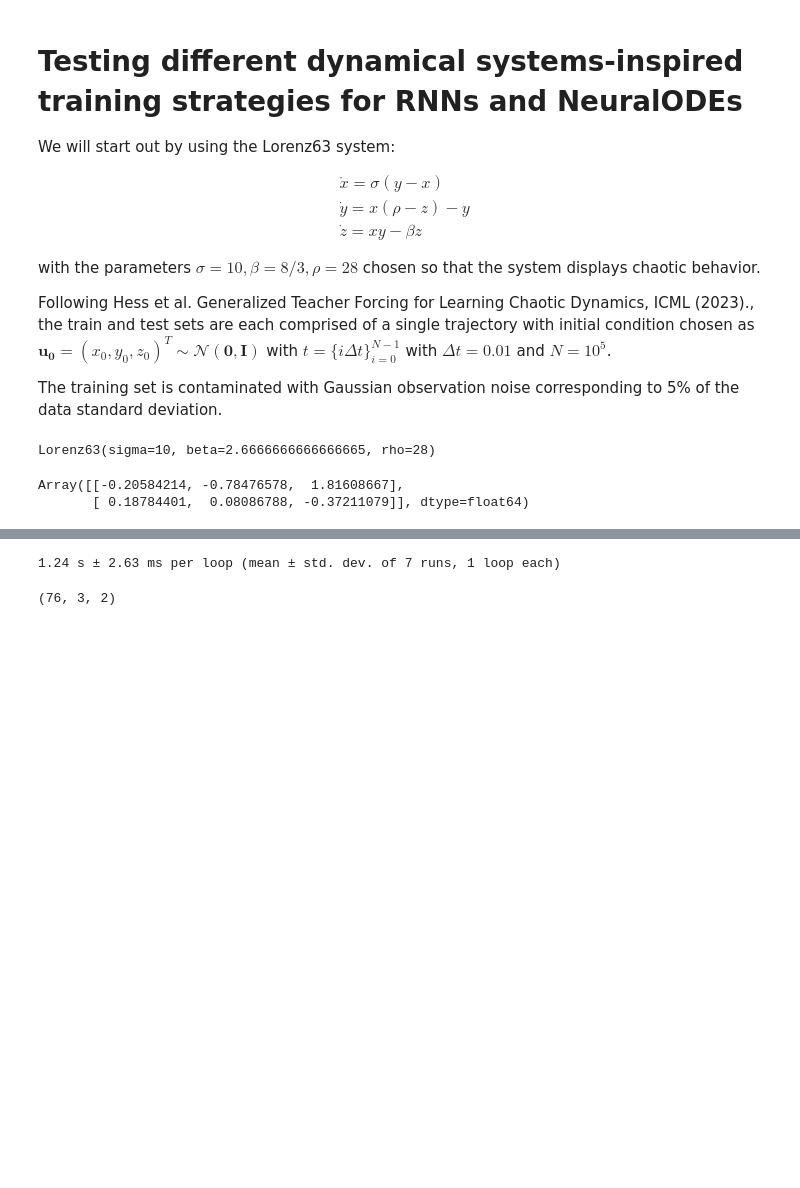
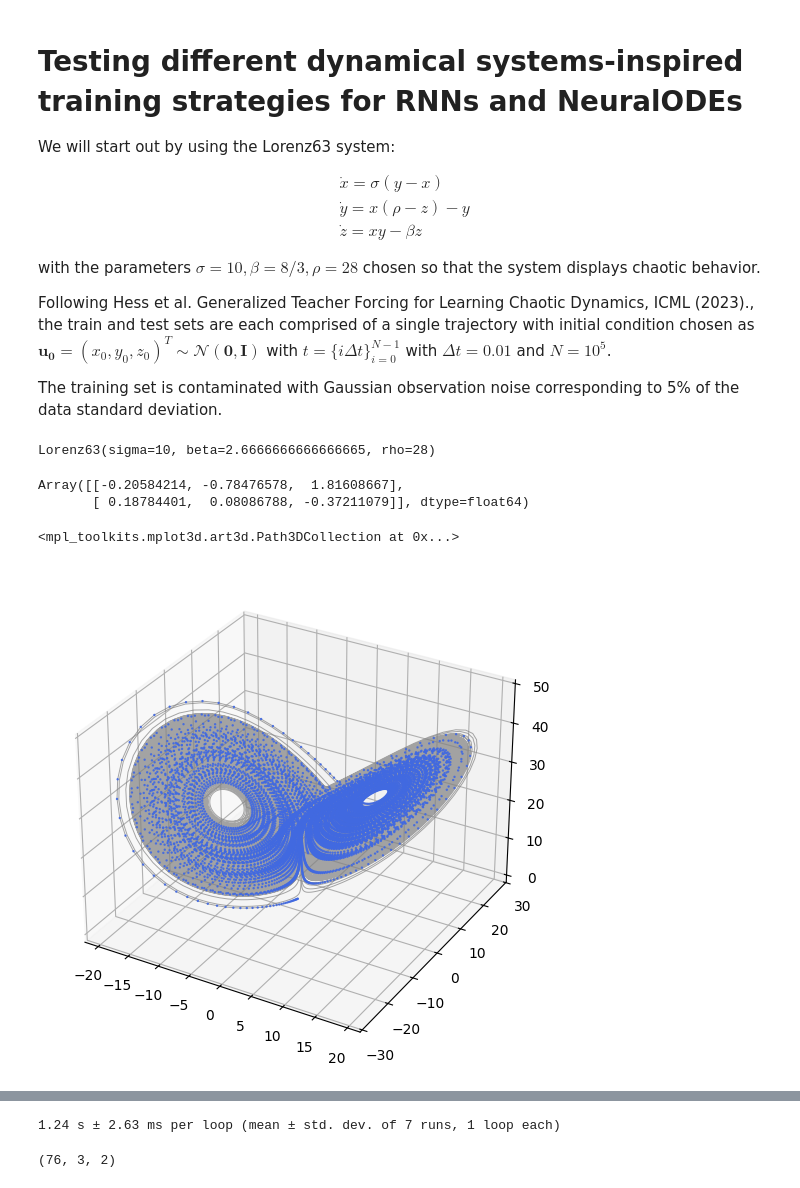
Before and after one commit to Jhko725/sandbox, a Jupyter notebook: prototype_orig.ipynb, the cells around one changed output, grey strips where cells are left out. Cells and saved outputs as stored; diff of their text form; code cells hidden in the pictures; blank space fills up the shorter version.

```diff
--- a/prototype_orig.ipynb
+++ b/prototype_orig.ipynb
@@ -45,6 +45,19 @@ u0
 # %% [output]
 Array([[-0.20584214, -0.78476578,  1.81608667],
        [ 0.18784401,  0.08086788, -0.37211079]], dtype=float64)
+# %%
+fig, ax = plt.subplots(
+    1,
+    1,
+    figsize=(7, 5),
+    constrained_layout=True,
+    subplot_kw={"projection": "3d"},
+)
+ax.plot(*dataset_loaded.u[0].T, linewidth=0.7, color="gray", alpha=0.7)
+ax.scatter(*dataset_loaded.u[0, :10000].T, s=0.5, color="royalblue", alpha=0.9)
+# %% [output]
+<mpl_toolkits.mplot3d.art3d.Path3DCollection at 0x...>
+[figure, added]
 # %%
 # dataset_other = TimeSeriesDataset.from_dynamical_system(
 #     lorenz, dataset_loaded.t, dataset_loaded.u0, rtol=1e-4, atol=1e-4
```
Also changed, not shown: parts of 14 cells of this notebook, 2 other files.
